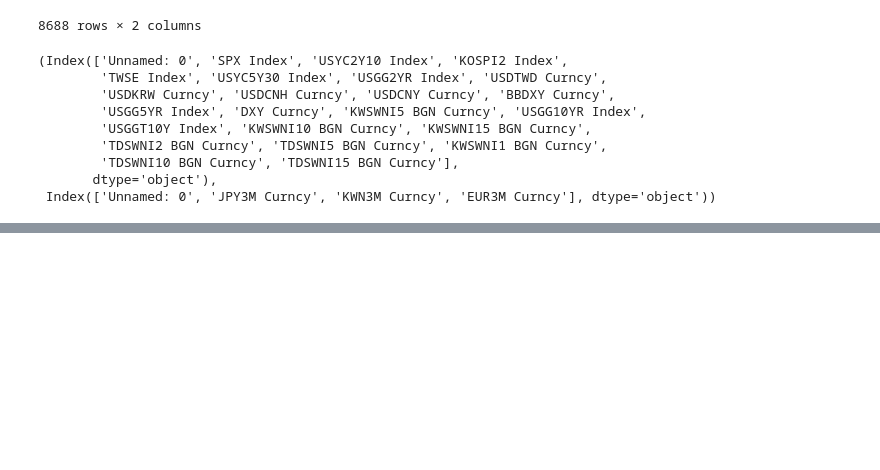
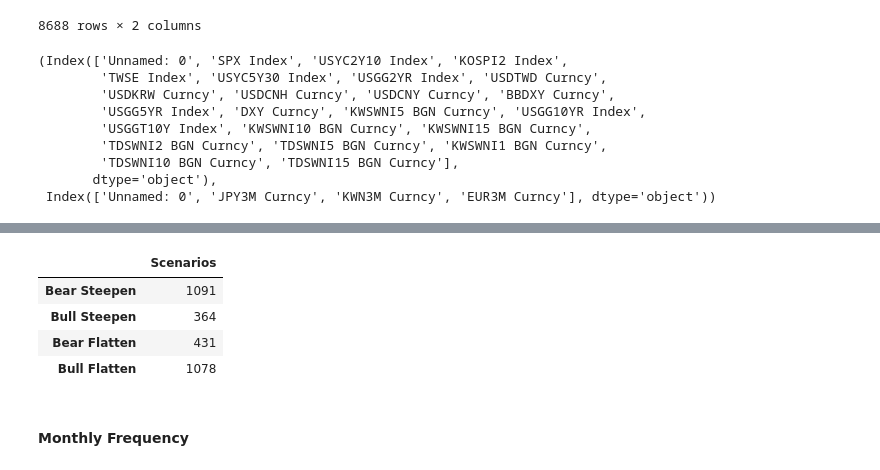
Before and after one commit to ClarenceTee93/Strategies, a Jupyter notebook: strategies.ipynb, the cells around one changed output, grey strips where cells are left out. Drawn from its saved outputs; the diff is of its cells as text; code cells hidden in the pictures; blank space fills up the shorter version.

```diff
--- a/strategies.ipynb
+++ b/strategies.ipynb
@@ -363,0 +416,15 @@ us_assets = df[["SPX Index", "USYC2Y10 Index", "USYC5Y30 Index", "USGG10YR Index
+# %%
+freq_scenarios = pd.DataFrame({'Scenarios' : [rates_2[rates_2.Bear_Steepen == 1].shape[0],
+                                              rates_2[rates_2.Bull_Steepen == 1].shape[0],
+                                              rates_2[rates_2.Bear_Flatten == 1].shape[0],
+                                              rates_2[rates_2.Bull_Flatten == 1].shape[0]]},
+                                              index = ['Bear Steepen', 'Bull Steepen', 'Bear Flatten', 'Bull Flatten'])
+freq_scenarios
+# %% [output]
+|  | Scenarios |
+| Bear Steepen | 1091 |
+| Bull Steepen | 364 |
+| Bear Flatten | 431 |
+| Bull Flatten | 1078 |
+# %% [markdown]
+#### Monthly Frequency
```
Also changed, not shown: parts of 8 cells of this notebook, 1 other file.
